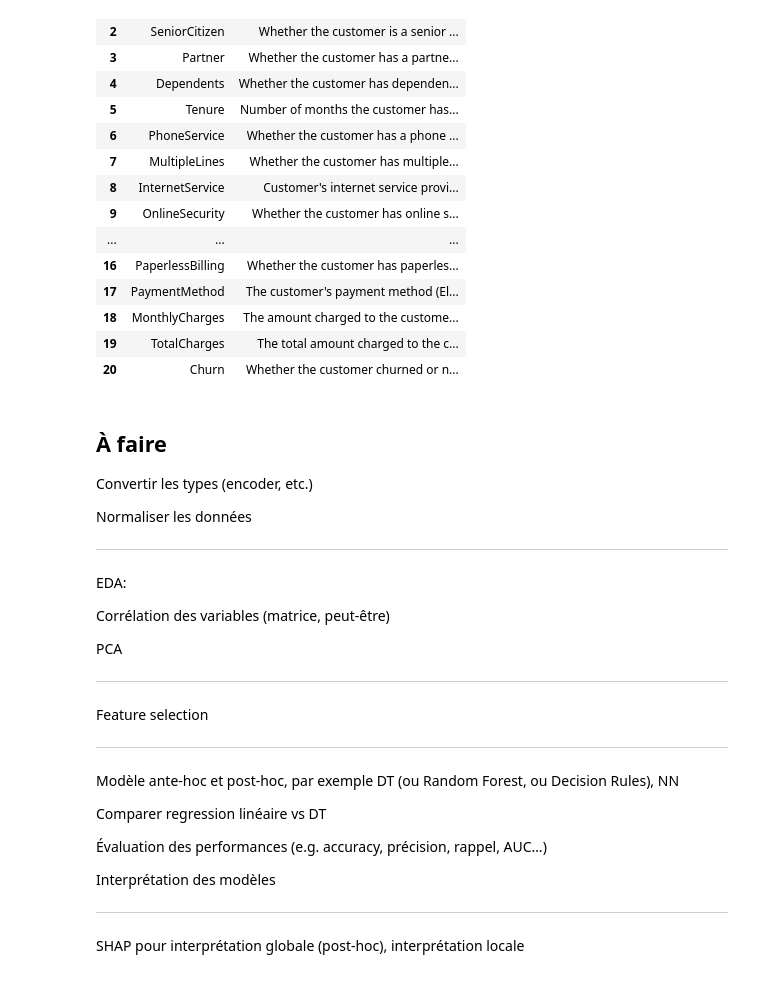
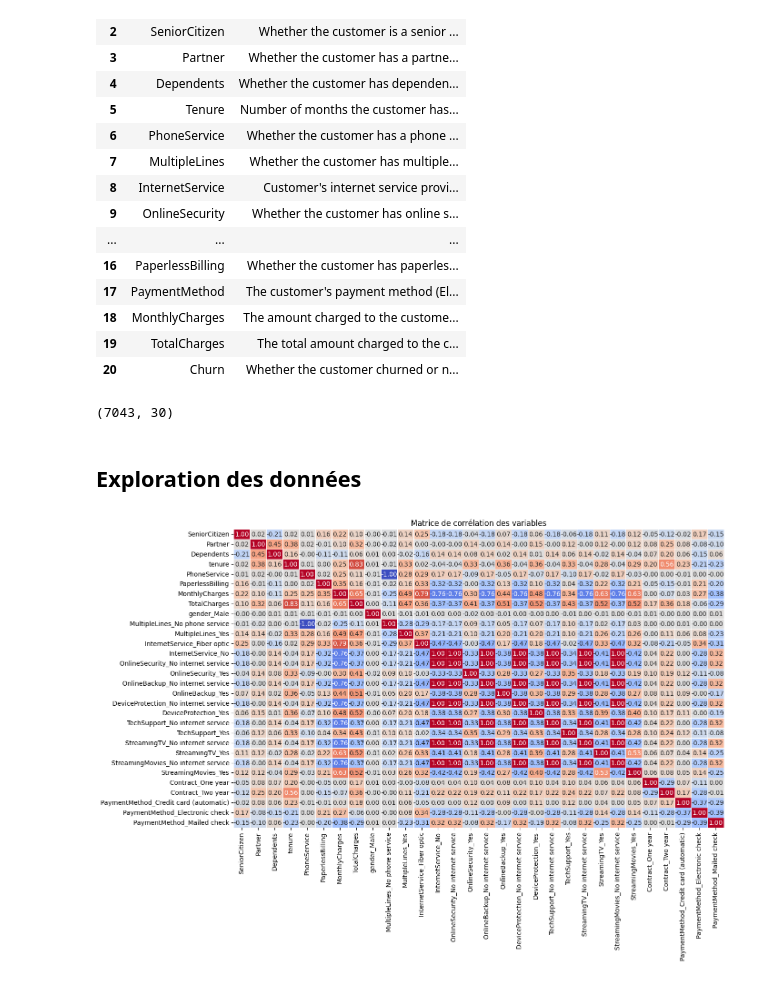
Before and after one commit to michaelstrefeler/XAI_Labs, a Jupyter notebook: mini_projet/churn.ipynb, the cells around one changed output. Drawn from its saved outputs; the diff is of its cells as text; code cells hidden in the pictures.

Commit message:
Données prétraitées, tests avec modèles différents

```diff
--- a/mini_projet/churn.ipynb
+++ b/mini_projet/churn.ipynb
@@ -93,35 +100,47 @@ description
 | 20 | Churn | Whether the customer churned or n... |
 # %%
 data.drop(columns=['customerID'], inplace=True)
-# %% [markdown]
-## À  faire
-
-Convertir les types (encoder, etc.)
-
-Normaliser les données
-
----
-
-EDA:
-
-Corrélation des variables (matrice, peut-être)
-
-PCA
-
----
-
-Feature selection
-
----
-
-Modèle ante-hoc et post-hoc, par exemple DT (ou Random Forest, ou Decision Rules), NN
-
-Comparer regression linéaire vs DT
-
-Évaluation des performances (e.g. accuracy, précision, rappel, AUC…)
-
-Interprétation des modèles
-
----
-
-SHAP pour interprétation globale (post-hoc), interprétation locale
+# %%
+data['TotalCharges'] = pd.to_numeric(data['TotalCharges'], errors='coerce')
+
+yes_no_columns = [
+    'Partner', 'Dependents', 'PhoneService', 'PaperlessBilling', 'Churn'
+]
+
+for col in yes_no_columns:
+    data[col] = data[col].map({'Yes': 1, 'No': 0})
+
+# One-hot encoding for multi-category columns (including 3-way columns like InternetService)
+multi_category_columns = [
+    'gender', 'MultipleLines', 'InternetService', 'OnlineSecurity',
+    'OnlineBackup', 'DeviceProtection', 'TechSupport', 'StreamingTV',
+    'StreamingMovies', 'Contract', 'PaymentMethod'
+]
+
+data = pd.get_dummies(data, columns=multi_category_columns, drop_first=True)
+
+# Final split into features and target
+X = data.drop(columns=['Churn'])
+y = data['Churn']
+# %%
+X.shape
+# %% [output]
+(7043, 30)
+# %%
+# Columns to scale
+columns_to_scale = ['tenure', 'MonthlyCharges', 'TotalCharges']
+
+scaler = StandardScaler()
+X[columns_to_scale] = scaler.fit_transform(X[columns_to_scale])
+X = X.dropna()
+y = y.loc[X.index]
+# %% [markdown]
+## Exploration des données
+# %%
+plt.figure(figsize=(14, 10))
+sns.heatmap(X.corr(), annot=True, cmap='coolwarm', fmt='.2f', linewidths=0.5, cbar=False)
+plt.title('Matrice de corrélation des variables')
+plt.tight_layout()
+plt.show()
+# %% [output]
+[figure, added]
```
Also changed, not shown: parts of 22 cells of this notebook, 2 other files.
